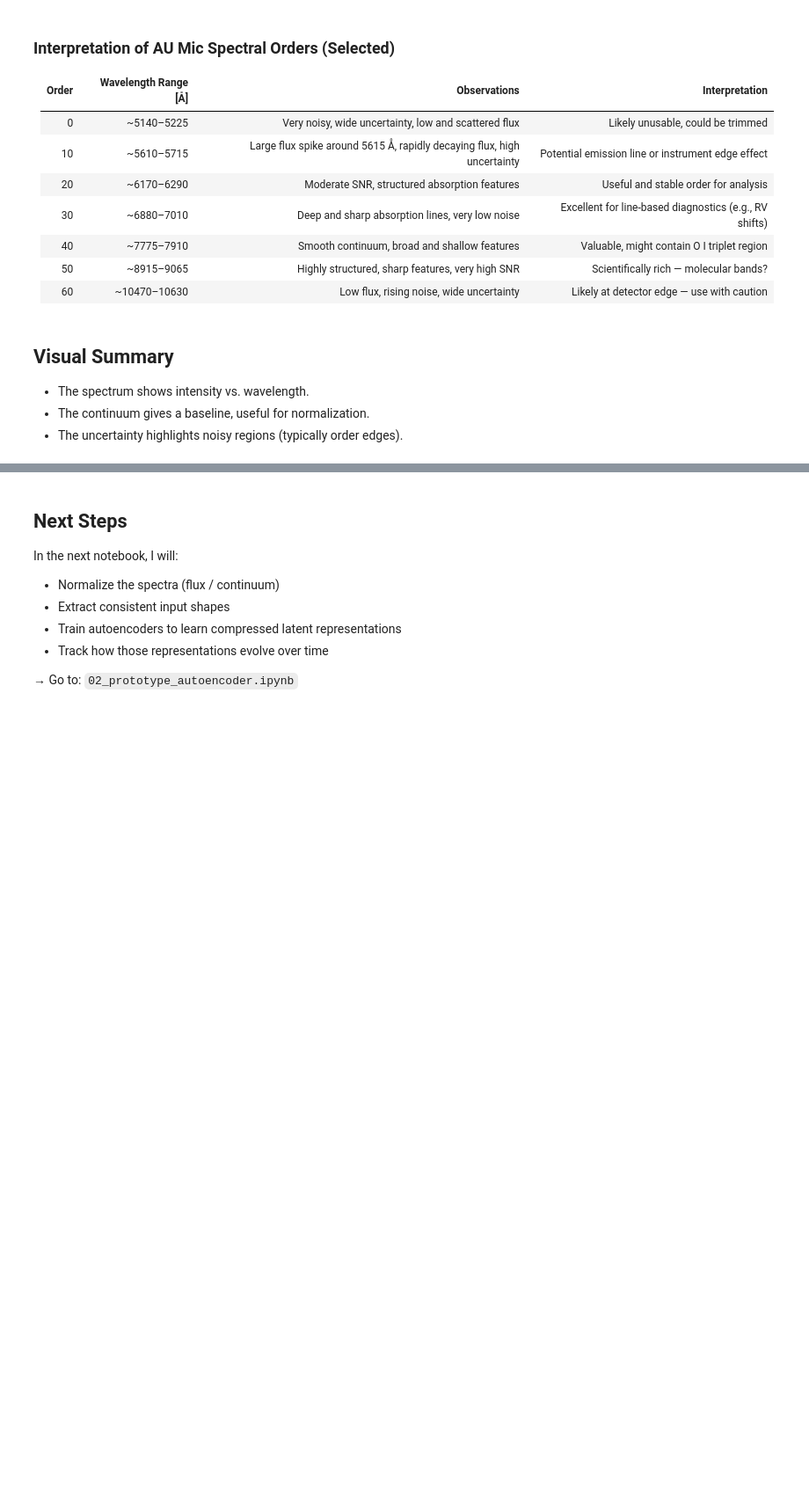
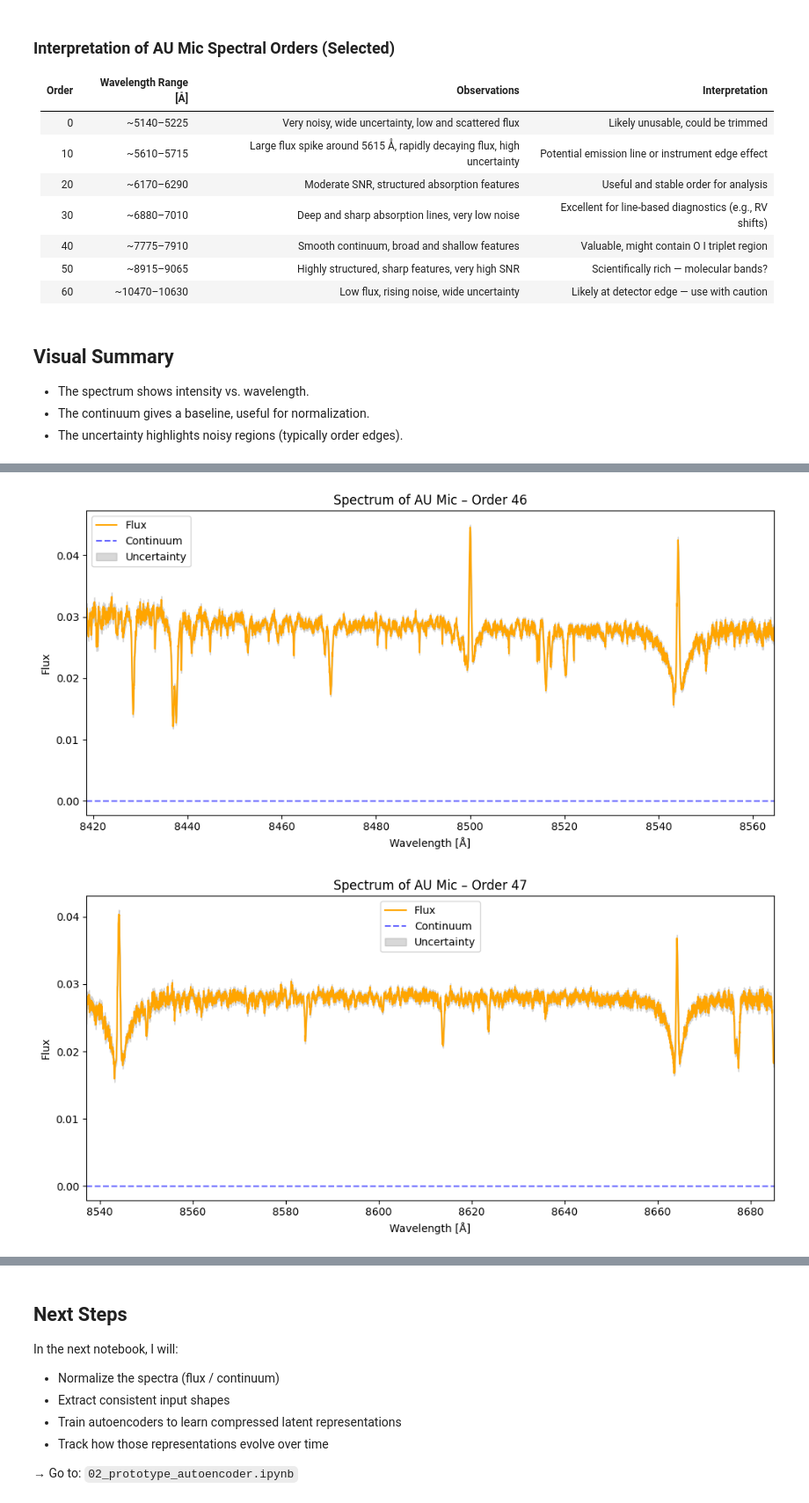
Before and after one commit to marvinernst1020/aumic-spectral-autoencoder, a Jupyter notebook: notebooks/01_explore_carvis_visA.ipynb, the cells around one changed output, grey strips where cells are left out. Shown at 88% size. Drawn from its saved outputs; the diff is of its cells as text; code cells hidden in the pictures; blank space fills up the shorter version.

```diff
--- a/notebooks/01_explore_carvis_visA.ipynb
+++ b/notebooks/01_explore_carvis_visA.ipynb
@@ -111,0 +120,7 @@ plot_spectral_order(vis_a_files[0], order_index=60)
+# %%
+plot_spectral_order(vis_a_files[0], order_index=46)
+plot_spectral_order(vis_a_files[0], order_index=47)
+plot_spectral_order(vis_a_files[0], order_index=25)
+# %% [output]
+[figure, added]
+[figure, added]
```
Also changed, not shown: parts of 2 cells of this notebook, 7 other files.
